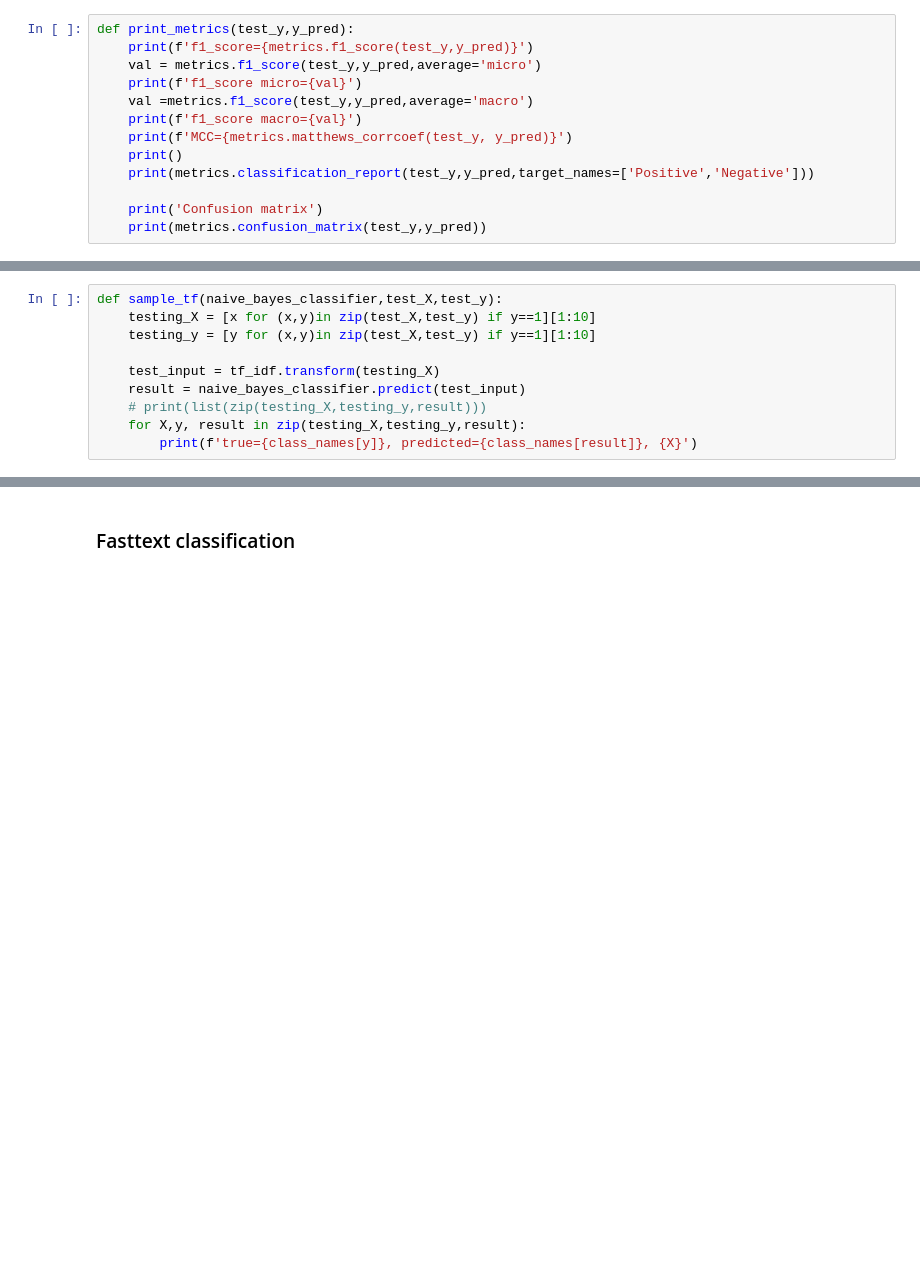
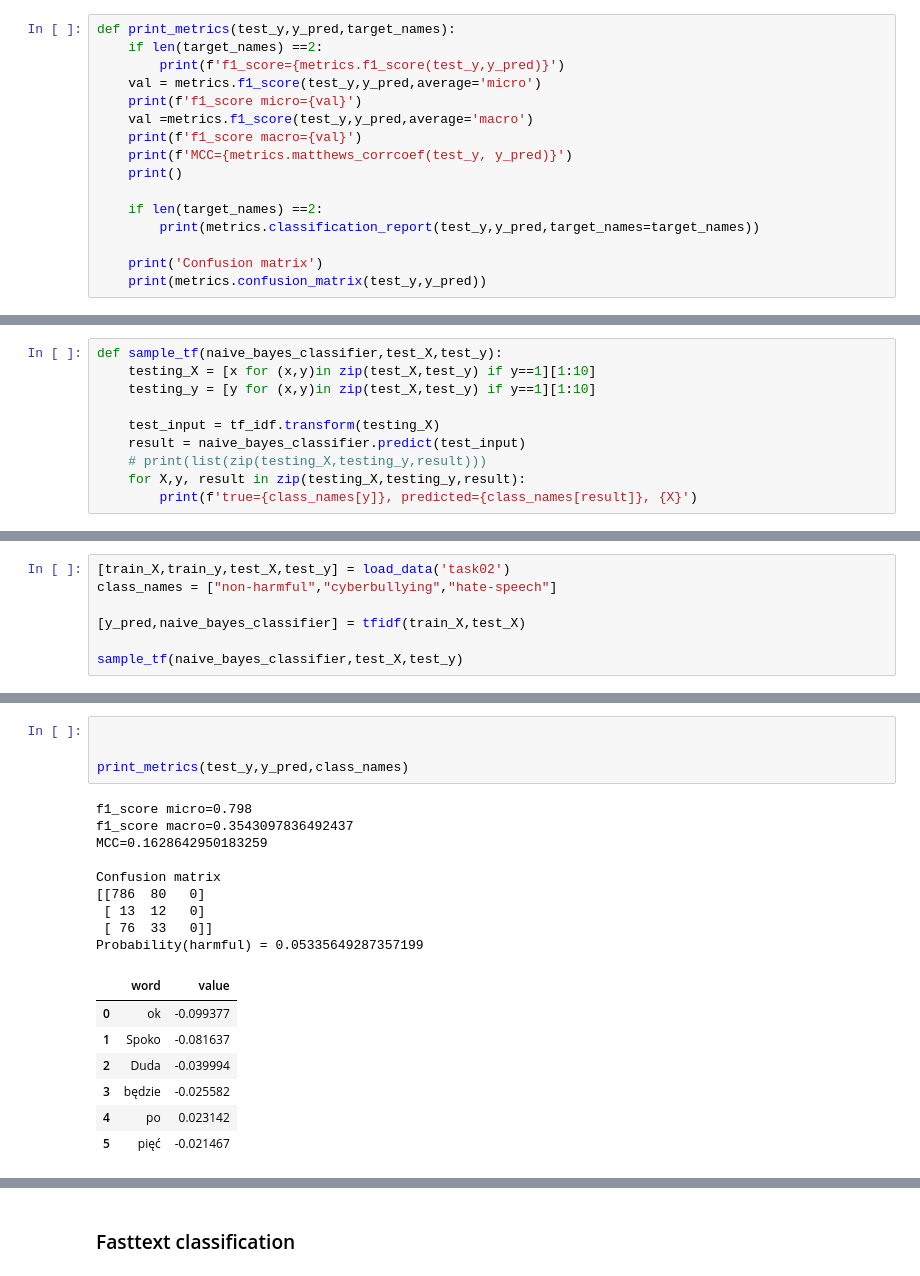
Before and after one commit to sgrzegorz/natural-language-processing, a Jupyter notebook: 07_text_classification_cyberbulling/cyberbulling.ipynb, the cells around one changed output, grey strips where cells are left out. Drawn from its saved outputs; the diff is of its cells as text; blank space fills up the shorter version.

Commit message:
need to repair matrix3, and lime_explain

```diff
--- a/07_text_classification_cyberbulling/cyberbulling.ipynb
+++ b/07_text_classification_cyberbulling/cyberbulling.ipynb
@@ -29,13 +29,16 @@ import fasttext
 # %%
-def print_metrics(test_y,y_pred):
-    print(f'f1_score={metrics.f1_score(test_y,y_pred)}')
+def print_metrics(test_y,y_pred,target_names):
+    if len(target_names) ==2:
+        print(f'f1_score={metrics.f1_score(test_y,y_pred)}')
     val = metrics.f1_score(test_y,y_pred,average='micro')
     print(f'f1_score micro={val}')
     val =metrics.f1_score(test_y,y_pred,average='macro')
     print(f'f1_score macro={val}')
     print(f'MCC={metrics.matthews_corrcoef(test_y, y_pred)}')
     print()
-    print(metrics.classification_report(test_y,y_pred,target_names=['Positive','Negative']))
+
+    if len(target_names) ==2:
+        print(metrics.classification_report(test_y,y_pred,target_names=target_names))
 
     print('Confusion matrix')
     print(metrics.confusion_matrix(test_y,y_pred))
@@ -264,0 +280,7 @@ Probability(harmful) = 0.6308802393175929
+# %%
+[train_X,train_y,test_X,test_y] = load_data('task02')
+class_names = ["non-harmful","cyberbullying","hate-speech"]
+
+[y_pred,naive_bayes_classifier] = tfidf(train_X,test_X)
+
+sample_tf(naive_bayes_classifier,test_X,test_y)
@@ -264,0 +298,21 @@ Probability(harmful) = 0.6308802393175929
+# %%
+
+
+print_metrics(test_y,y_pred,class_names)
+# %% [output]
+f1_score micro=0.798
+f1_score macro=0.3543097836492437
+MCC=0.1628642950183259
+
+Confusion matrix
+[[786  80   0]
+ [ 13  12   0]
+ [ 76  33   0]]
+Probability(harmful) = 0.05335649287357199
+|  | word | value |
+| 0 | ok | -0.099377 |
+| 1 | Spoko | -0.081637 |
+| 2 | Duda | -0.039994 |
+| 3 | będzie | -0.025582 |
+| 4 | po | 0.023142 |
+| 5 | pięć | -0.021467 |
```
Also changed, not shown: parts of 31 cells of this notebook.
